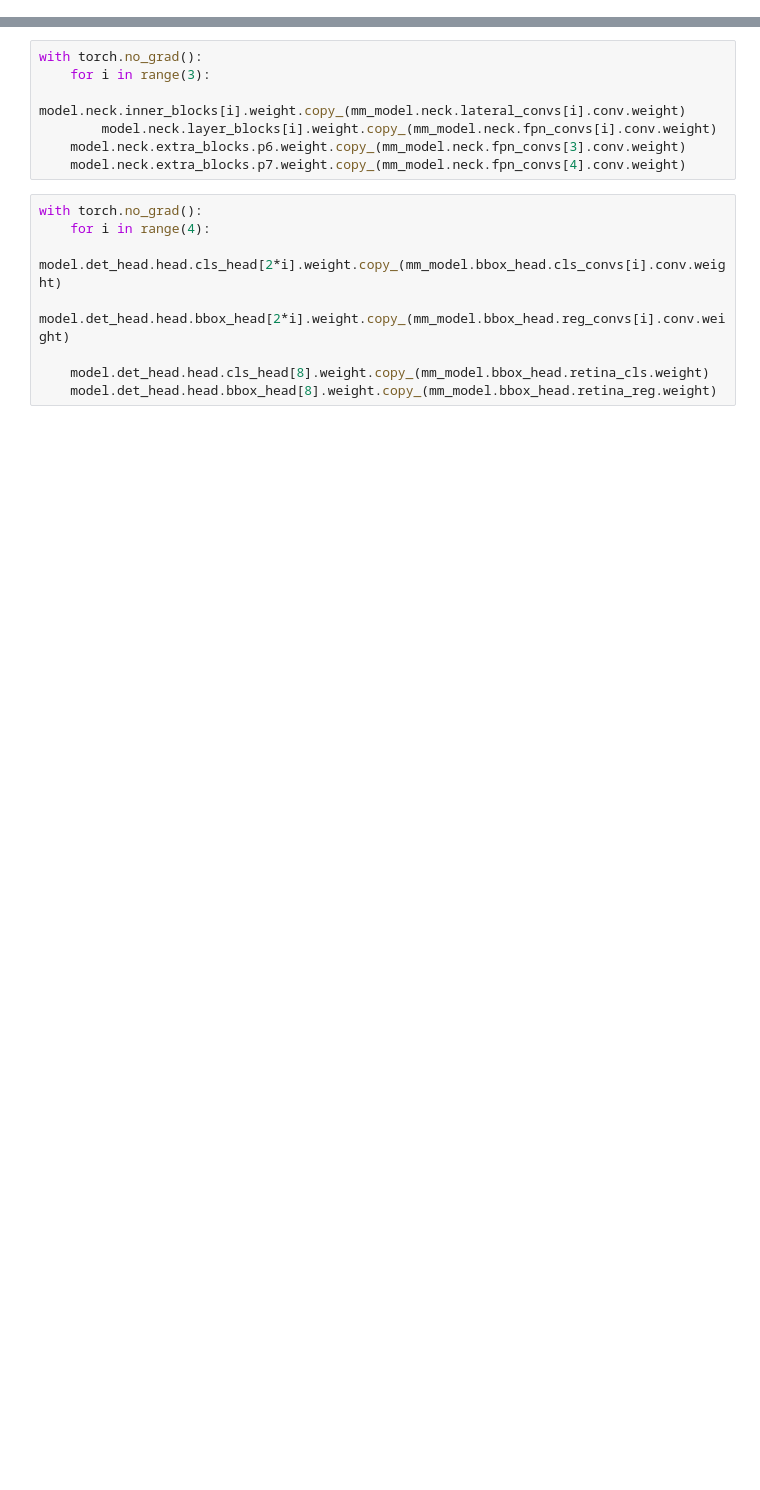
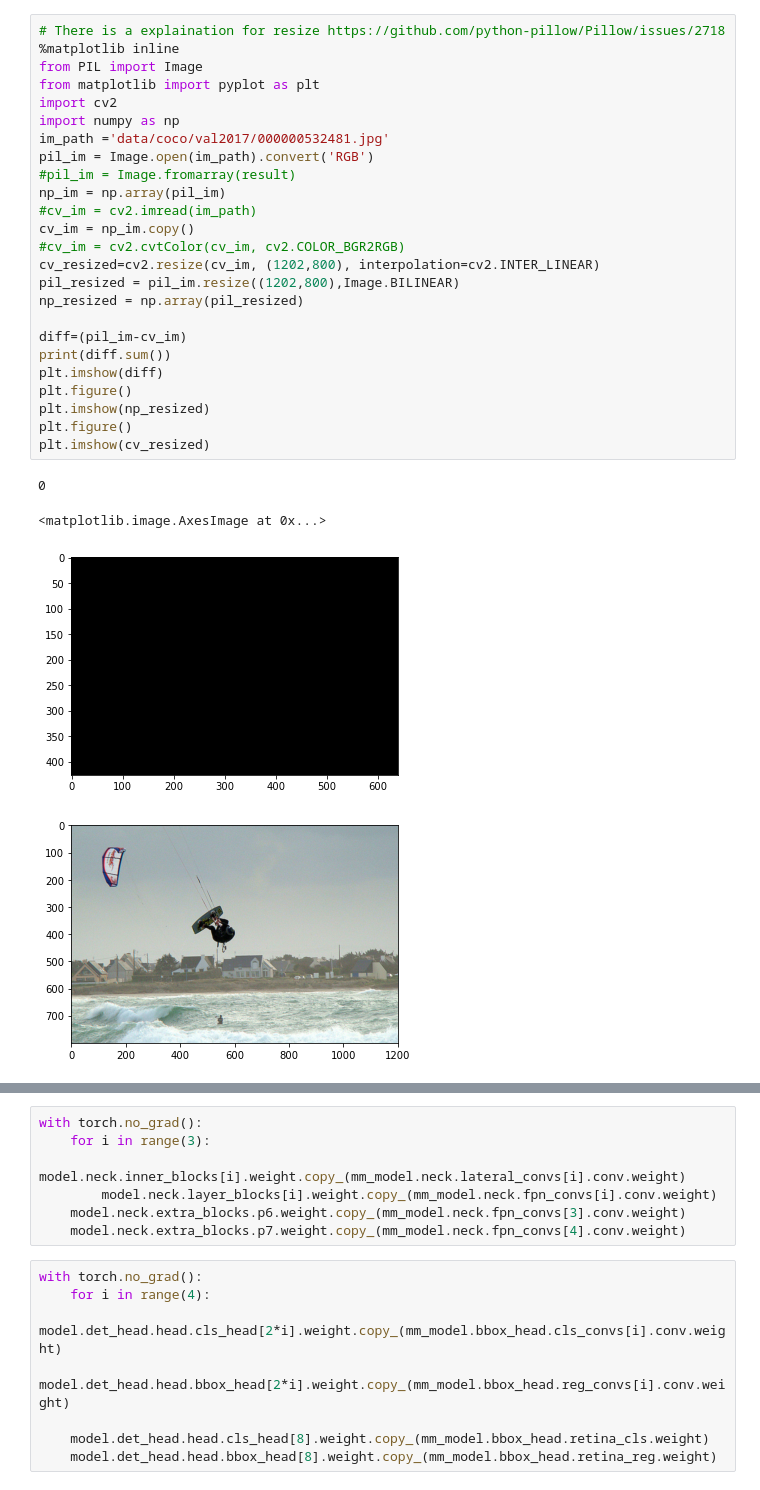
Before and after one commit to dang-qi/fashion_detection, a Jupyter notebook: dev_retinanet.ipynb, the cells around one changed output, grey strips where cells are left out. Drawn from its saved outputs; the diff is of its cells as text; blank space fills up the shorter version.

```diff
--- a/dev_retinanet.ipynb
+++ b/dev_retinanet.ipynb
@@ -115,0 +176,30 @@ NormalInit: mean=0, std=0.01, bias=0
+# %%
+# There is a explaination for resize https://github.com/python-pillow/Pillow/issues/2718
+%matplotlib inline
+from PIL import Image
+from matplotlib import pyplot as plt
+import cv2
+import numpy as np
+im_path ='data/coco/val2017/000000532481.jpg'
+pil_im = Image.open(im_path).convert('RGB')
+#pil_im = Image.fromarray(result)
+np_im = np.array(pil_im)
+#cv_im = cv2.imread(im_path)
+cv_im = np_im.copy()
+#cv_im = cv2.cvtColor(cv_im, cv2.COLOR_BGR2RGB)
+cv_resized=cv2.resize(cv_im, (1202,800), interpolation=cv2.INTER_LINEAR)
+pil_resized = pil_im.resize((1202,800),Image.BILINEAR)
+np_resized = np.array(pil_resized)
+
+diff=(pil_im-cv_im)
+print(diff.sum())
+plt.imshow(diff)
+plt.figure()
+plt.imshow(np_resized)
+plt.figure()
+plt.imshow(cv_resized)
+# %% [output]
+0
+<matplotlib.image.AxesImage at 0x...>
+[figure, added]
+[figure, added]
```
Also changed, not shown: parts of 105 cells of this notebook, 1 other file.
